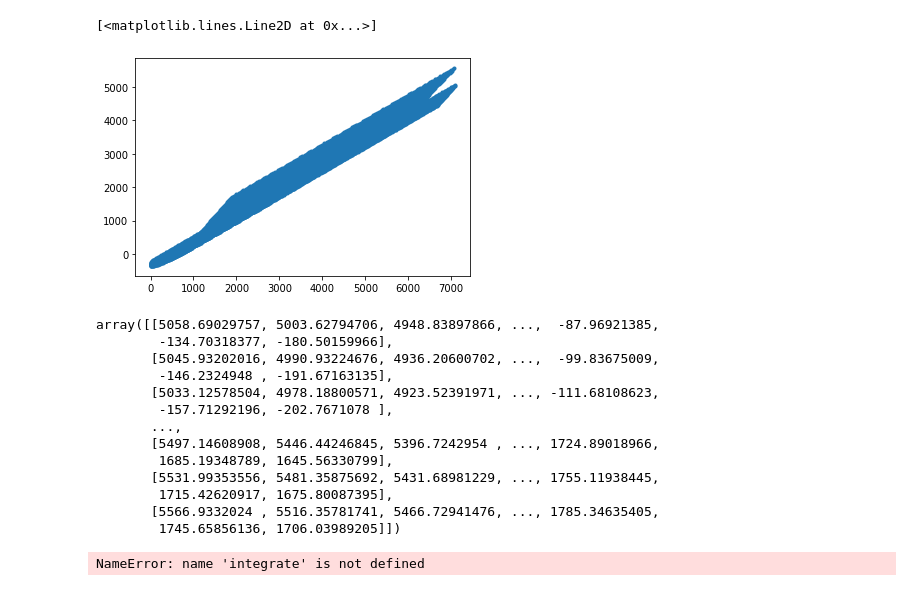
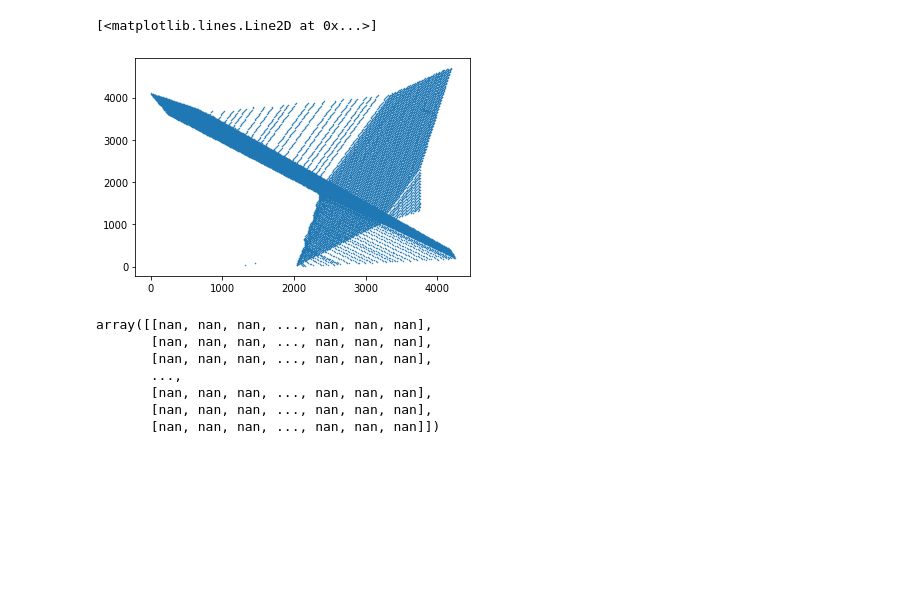
Before and after one commit to jlandercy/cookbook, a Jupyter notebook: python/stackoverflow/2DGradIntegral.ipynb, the cells around one changed output. Saved outputs shown, nothing was run; the diff lists cells and outputs as text; code cells hidden in the pictures; blank space fills up the shorter version.

Commit message:
Trying Triangulation Interp

```diff
--- a/python/stackoverflow/2DGradIntegral.ipynb
+++ b/python/stackoverflow/2DGradIntegral.ipynb
@@ -19,5 +26,5 @@ S = interpolate.Rbf(x, y, t, function='thin_plate')
 # %%
-N = 100
+N = 200
 xl = np.linspace(x.min(), x.max(), N)
 yl = np.linspace(y.min(), y.max(), N)
 X, Y = np.meshgrid(xl, yl)
@@ -26,8 +33,13 @@ X, Y = np.meshgrid(xl, yl)
 tl = S(X.ravel(), Y.ravel())
 # %%
 T = tl.reshape(X.shape)
+# %%
+T = interpolate.griddata((x, y), t, (X, Y), method='linear')
 # %%
 DT = np.gradient(T, xl, yl, edge_order=1)
+# %%
+DT = S.gradient(X.ravel(), Y.ravel())
+DT = [x.reshape(X.shape) for x in DT]
 # %%
 lt = np.linspace(0, 5000, 11)
 # %%
@@ -57,7 +69,6 @@ stepy = np.diff(yl)[0]
 # %%
 # Calculate Gradient (velocity ms/m)
 (dy, dx) = DT  # Find gradient for points on meshgrid
-
 
 Velocity_dx = dx   # x velocity component ms/m
 Velocity_dy = dy   # y velocity component ms/m
@@ -72,7 +83,7 @@ for i in range(n):
     for j in range(n):
         valintegral[i, j] = np.ma.sum([dxintegral[0, n // 2],  dyintegral[i, n // 2], dxintegral[i, j], - dxintegral[i, n // 2]])
 valintegral = valintegral * np.isfinite(dxintegral)
-
+min_value = np.nanmin(valintegral)
 valintegral = valintegral + (min_value * -1)
 # %%
 axe = plt.contour(X, Y, valintegral.data, lt, cmap='jet')
@@ -85,26 +96,16 @@ axe.axes.grid()
 # %%
 fig, axe = plt.subplots()
-axe.plot(valintegral.data.ravel(), T.ravel(), '.')
+axe.plot(valintegral.data.ravel(), T.ravel(), '.', markersize=1)
 # %% [output]
 [<matplotlib.lines.Line2D at 0x...>]
-[figure, old version]
+[figure, new version]
 # %%
 T
 # %% [output]
-array([[5058.69029757, 5003.62794706, 4948.83897866, ...,  -87.96921385,
-        -134.70318377, -180.50159966],
-       [5045.93202016, 4990.93224676, 4936.20600702, ...,  -99.83675009,
-        -146.2324948 , -191.67163135],
-       [5033.12578504, 4978.18800571, 4923.52391971, ..., -111.68108623,
-        -157.71292196, -202.7671078 ],
+array([[nan, nan, nan, ..., nan, nan, nan],
+       [nan, nan, nan, ..., nan, nan, nan],
+       [nan, nan, nan, ..., nan, nan, nan],
        ...,
-       [5497.14608908, 5446.44246845, 5396.7242954 , ..., 1724.89018966,
-        1685.19348789, 1645.56330799],
-       [5531.99353556, 5481.35875692, 5431.68981229, ..., 1755.11938445,
-        1715.42620917, 1675.80087395],
-       [5566.9332024 , 5516.35781741, 5466.72941476, ..., 1785.34635405,
-        1745.65856136, 1706.03989205]])
+       [nan, nan, nan, ..., nan, nan, nan],
+       [nan, nan, nan, ..., nan, nan, nan],
+       [nan, nan, nan, ..., nan, nan, nan]])
-# %%
-integrate()
-# %% [output]
-NameError: name 'integrate' is not defined
```
Also changed, not shown: parts of 9 cells of this notebook.
